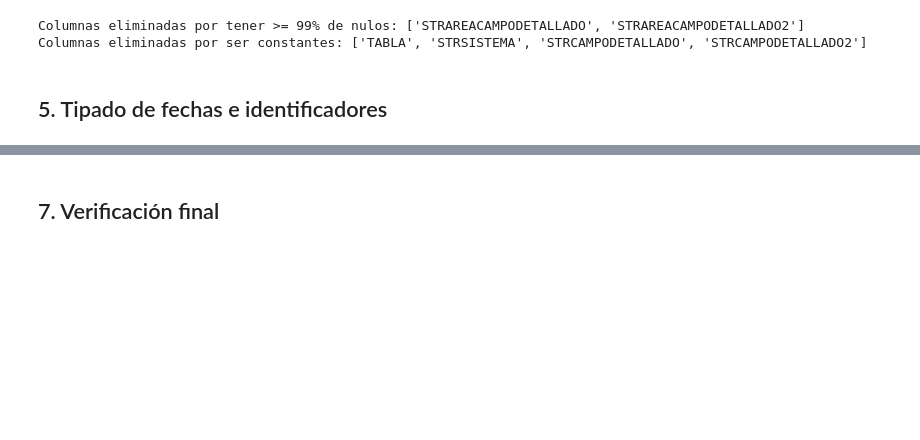
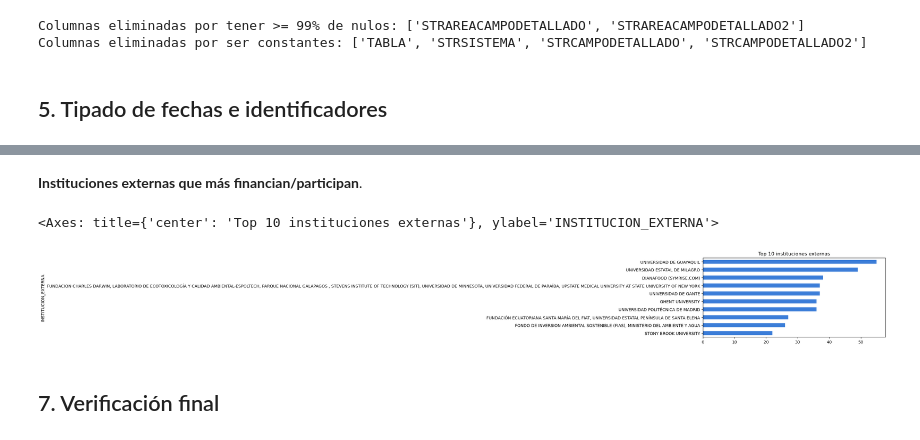
Before and after one commit to Pamela-rugel/Proyecto_Tesis, a Jupyter notebook: notebooks/preprocesamiento/15_proyectos_investigacion_disponible.ipynb, the cells around one changed output, grey strips where cells are left out. Drawn from its saved outputs; the diff is of its cells as text; code cells hidden in the pictures; blank space fills up the shorter version.

```diff
--- a/notebooks/preprocesamiento/15_proyectos_investigacion_disponible.ipynb
+++ b/notebooks/preprocesamiento/15_proyectos_investigacion_disponible.ipynb
@@ -88,3 +119,10 @@ df = pc.castear_enteros(df, ['IDPROYECTOINVESTIGACION', 'IDPERSONA', 'IDPAIS', '
+# %% [markdown]
+**Instituciones externas que más financian/participan**.
+# %%
+pc.grafico_barras(df['INSTITUCION_EXTERNA'], 'Top 10 instituciones externas', top=10)
+# %% [output]
+<Axes: title={'center': 'Top 10 instituciones externas'}, ylabel='INSTITUCION_EXTERNA'>
+[figure, added]
 # %% [markdown]
 ## 7. Verificación final
 # %%
```
Also changed, not shown: parts of 14 cells of this notebook, 17 other files.
